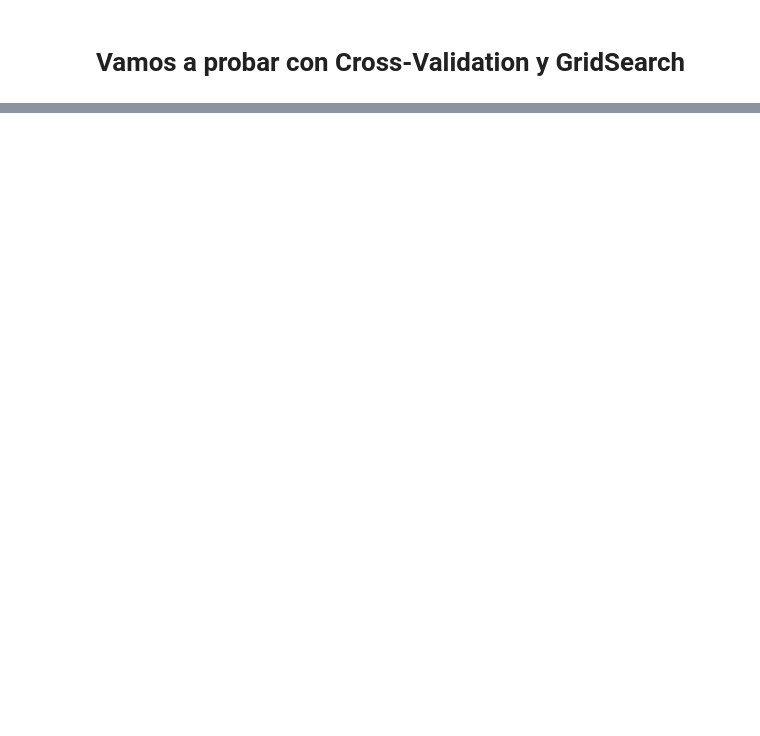
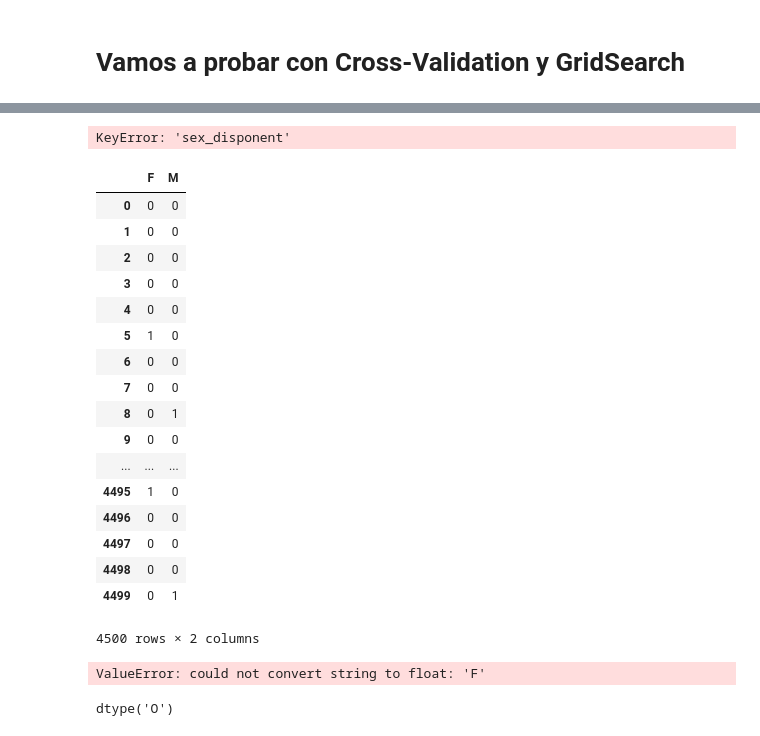
Before and after one commit to osmaac/master-data-science, a Jupyter notebook: Prueba con Decission .ipynb, the cells around one changed output, grey strips where cells are left out. Cells and saved outputs as stored; diff of their text form; code cells hidden in the pictures; blank space fills up the shorter version.

```diff
--- a/Prueba con Decission .ipynb
+++ b/Prueba con Decission .ipynb
@@ -222,0 +303,36 @@ precision : 0.6637925925925926
+# %%
+df_cat=df["sex_disponent"]
+# %%
+df_cat["sex_disponent"].fillna("None")
+# %% [output]
+KeyError: 'sex_disponent'
+# %%
+pd.get_dummies(df_cat)
+# %% [output]
+|  | F | M |
+| 0 | 0 | 0 |
+| 1 | 0 | 0 |
+| 2 | 0 | 0 |
+| 3 | 0 | 0 |
+| 4 | 0 | 0 |
+| 5 | 1 | 0 |
+| 6 | 0 | 0 |
+| 7 | 0 | 0 |
+| 8 | 0 | 1 |
+| 9 | 0 | 0 |
+| ... | ... | ... |
+| 4495 | 1 | 0 |
+| 4496 | 0 | 0 |
+| 4497 | 0 | 0 |
+| 4498 | 0 | 0 |
+| 4499 | 0 | 1 |
+4500 rows × 2 columns
+# %%
+rbs = RobustScaler()
+df_cat_scale = rbs.fit_transform(df_cat)
+# %% [output]
+ValueError: could not convert string to float: 'F'
+# %%
+df_cat.dtypes
+# %% [output]
+dtype('O')
```
Also changed, not shown: parts of 24 cells of this notebook, 1 other file.
